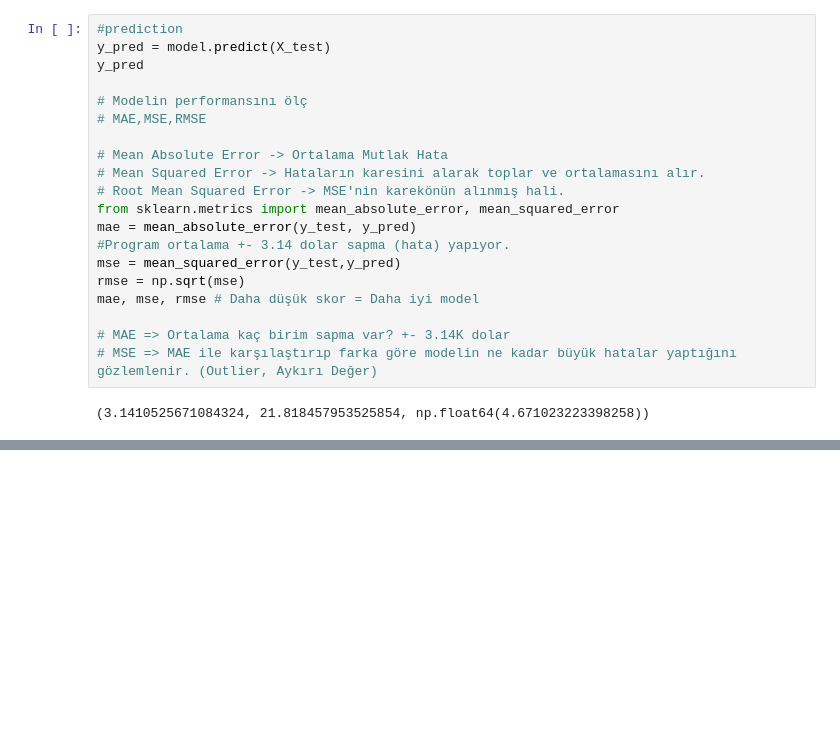
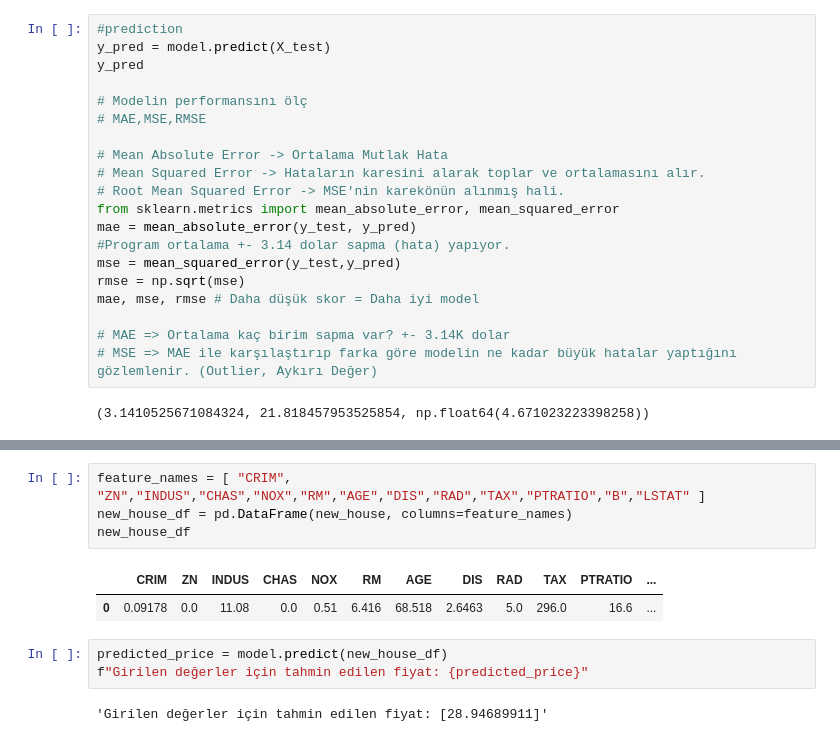
Before and after one commit to halitkalayci/gyk-ai, a Jupyter notebook: regression.ipynb, the cells around one changed output, grey strips where cells are left out. Saved outputs shown, nothing was run; the diff lists cells and outputs as text; blank space fills up the shorter version.

```diff
--- a/regression.ipynb
+++ b/regression.ipynb
@@ -128,0 +184,12 @@ mae, mse, rmse # Daha düşük skor = Daha iyi model
+# %%
+feature_names = [ "CRIM", "ZN","INDUS","CHAS","NOX","RM","AGE","DIS","RAD","TAX","PTRATIO","B","LSTAT" ]
+new_house_df = pd.DataFrame(new_house, columns=feature_names)
+new_house_df
+# %% [output]
+|  | CRIM | ZN | INDUS | CHAS | NOX | RM | AGE | DIS | RAD | TAX | PTRATIO | ... |
+| 0 | 0.09178 | 0.0 | 11.08 | 0.0 | 0.51 | 6.416 | 68.518 | 2.6463 | 5.0 | 296.0 | 16.6 | ... |
+# %%
+predicted_price = model.predict(new_house_df)
+f"Girilen değerler için tahmin edilen fiyat: {predicted_price}"
+# %% [output]
+'Girilen değerler için tahmin edilen fiyat: [28.94689911]'
```
Also changed, not shown: parts of 5 cells of this notebook.
